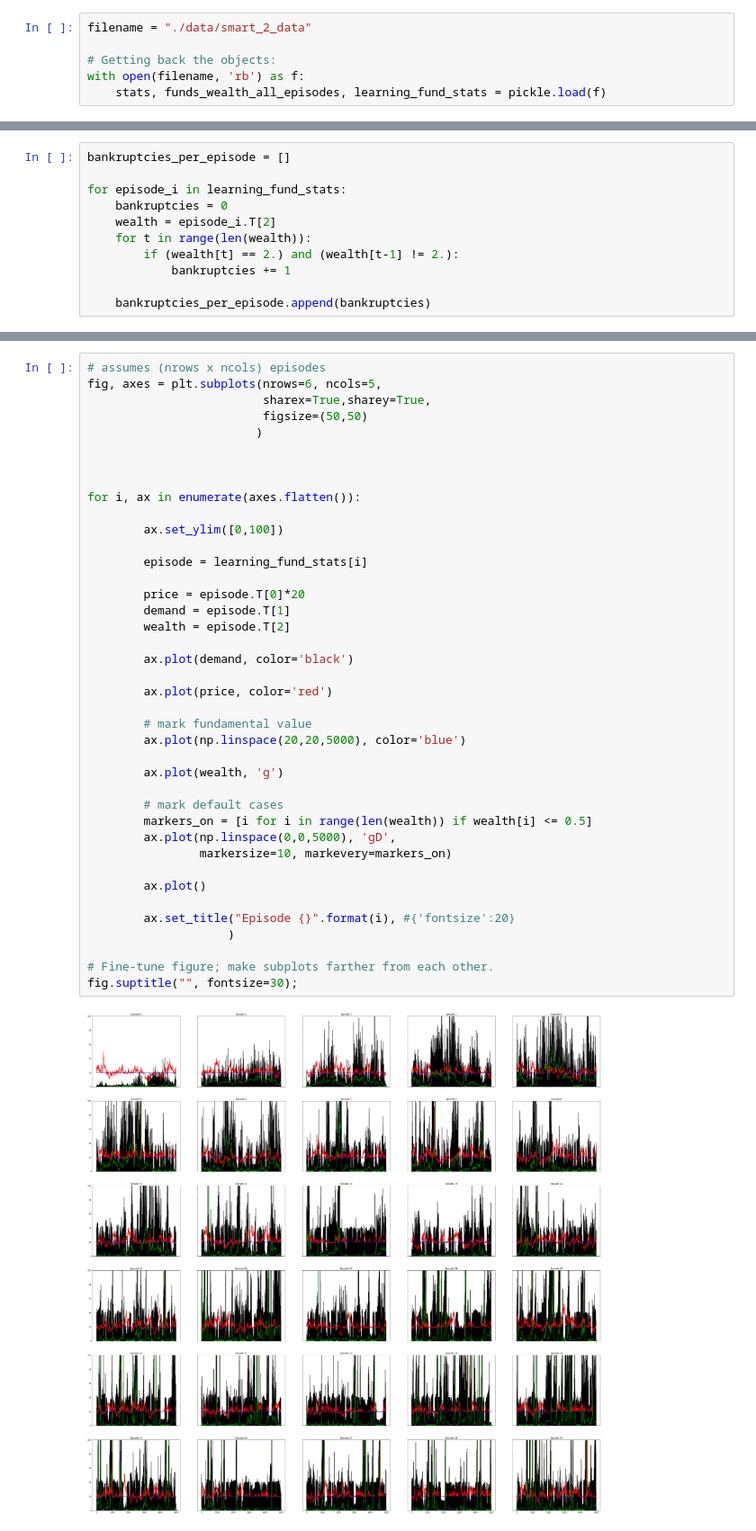
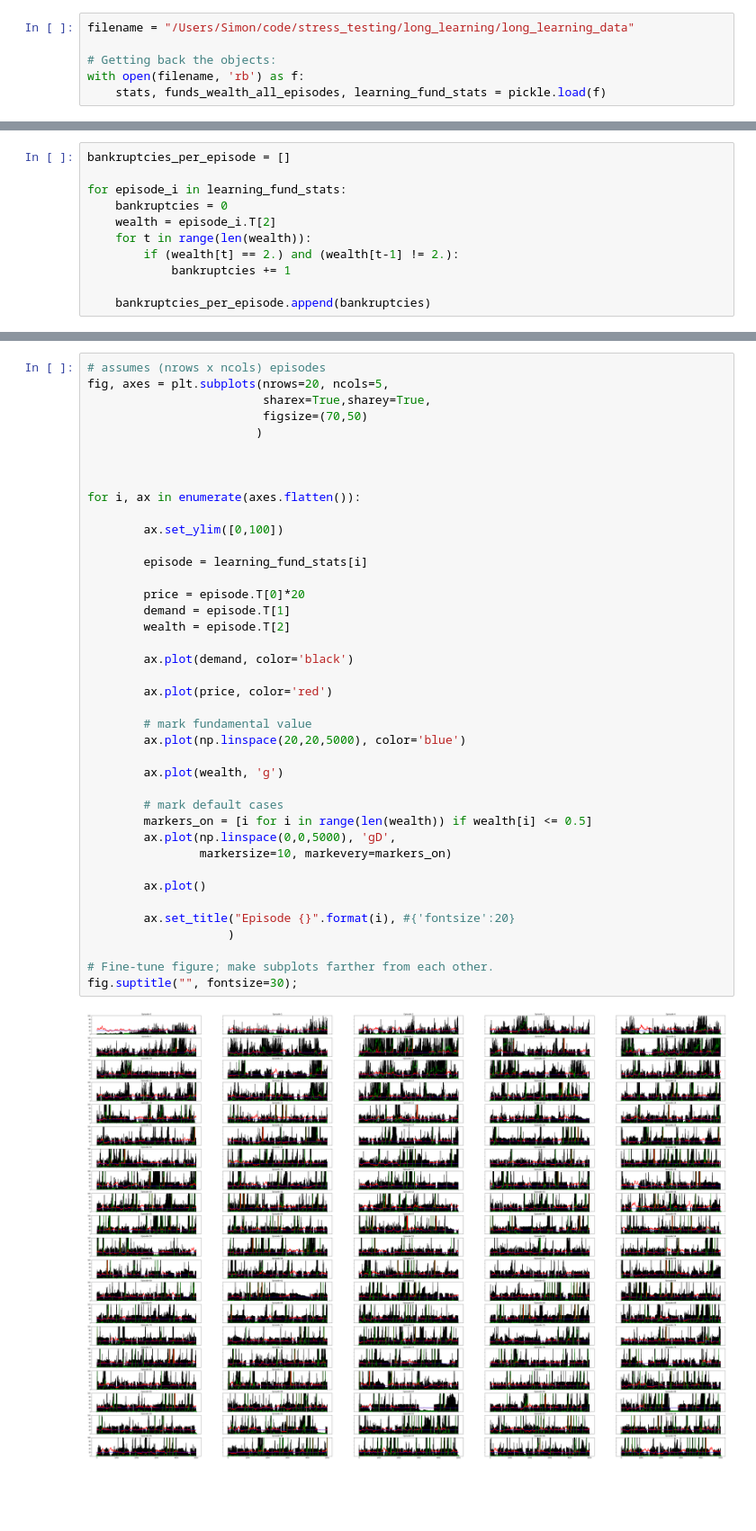
Before and after one commit to sertainly/intelligent_fund_via_RL, a Jupyter notebook: visualization.ipynb, the cells around one changed output, grey strips where cells are left out. Shown at 90% size. Drawn from its saved outputs; the diff is of its cells as text; blank space fills up the shorter version.

```diff
--- a/visualization.ipynb
+++ b/visualization.ipynb
@@ -5,7 +5,7 @@ import pickle
 import numpy as np
 import matplotlib.pyplot as plt
 # %%
-filename = "./data/smart_2_data"
+filename = "/Users/Simon/code/stress_testing/long_learning/long_learning_data"
 
 # Getting back the objects:
 with open(filename, 'rb') as f:
@@ -76,8 +76,8 @@ bankruptcies_per_episode
 # %%
 # assumes (nrows x ncols) episodes
-fig, axes = plt.subplots(nrows=6, ncols=5,
+fig, axes = plt.subplots(nrows=20, ncols=5,
                          sharex=True,sharey=True,
-                         figsize=(50,50)
+                         figsize=(70,50)
                         )
 
 
@@ -87,34 +87,34 @@ for i, ax in enumerate(axes.flatten()):
         ax.set_ylim([0,100])
 
         episode = learning_fund_stats[i]
 
         price = episode.T[0]*20
         demand = episode.T[1]
         wealth = episode.T[2]
 
         ax.plot(demand, color='black')
 
         ax.plot(price, color='red')
 
         # mark fundamental value
         ax.plot(np.linspace(20,20,5000), color='blue')
 
         ax.plot(wealth, 'g')
 
         # mark default cases
         markers_on = [i for i in range(len(wealth)) if wealth[i] <= 0.5]
         ax.plot(np.linspace(0,0,5000), 'gD',
                 markersize=10, markevery=markers_on)
 
         ax.plot()
 
         ax.set_title("Episode {}".format(i), #{'fontsize':20}
                     )
 
 # Fine-tune figure; make subplots farther from each other.
 fig.suptitle("", fontsize=30);
 # %% [output]
-[figure, old version]
+[figure, new version]
 # %%
 variables = ['Price', 'Demand', 'Wealth', 'Cash', 'Shares']
 
```
Also changed, not shown: parts of 4 cells of this notebook, 1 other file.
